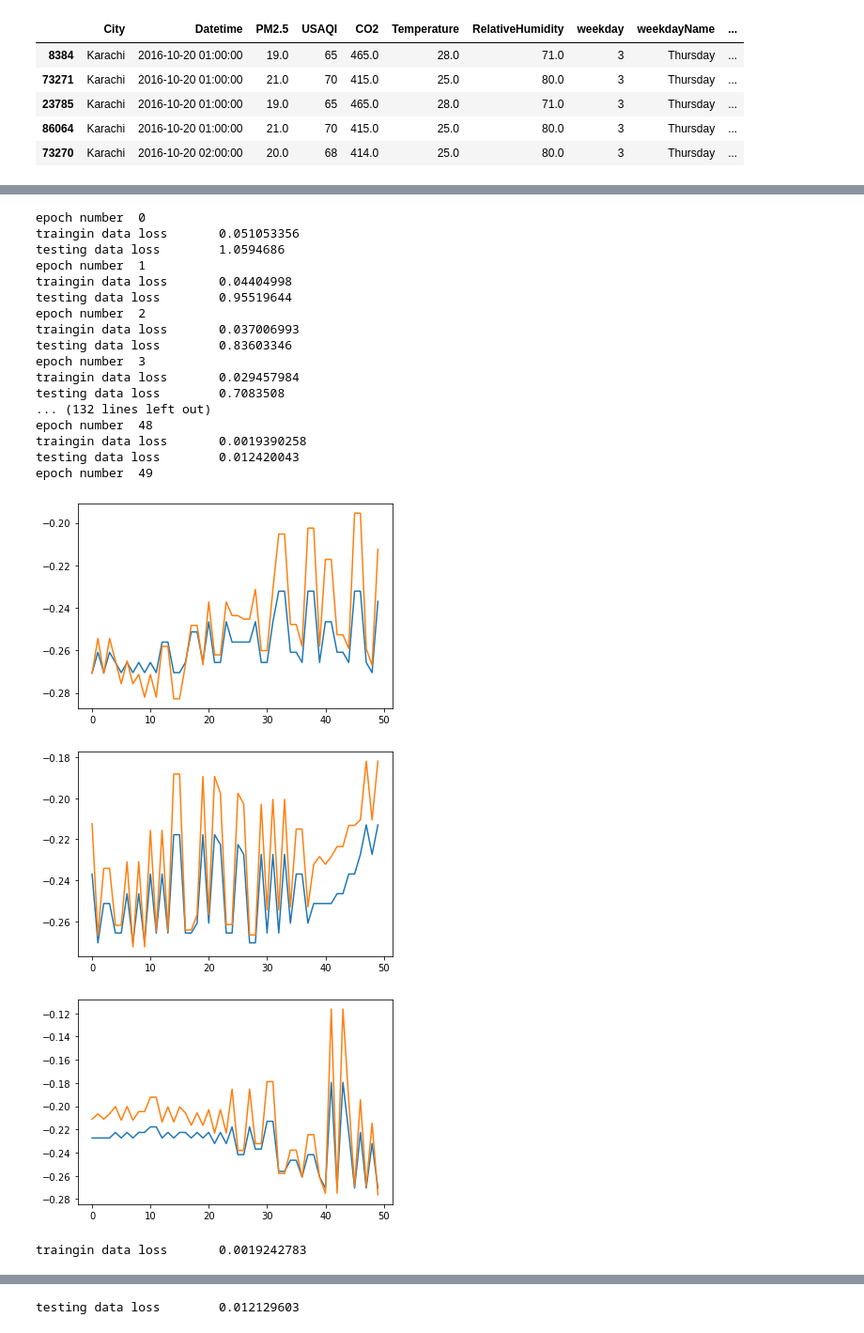
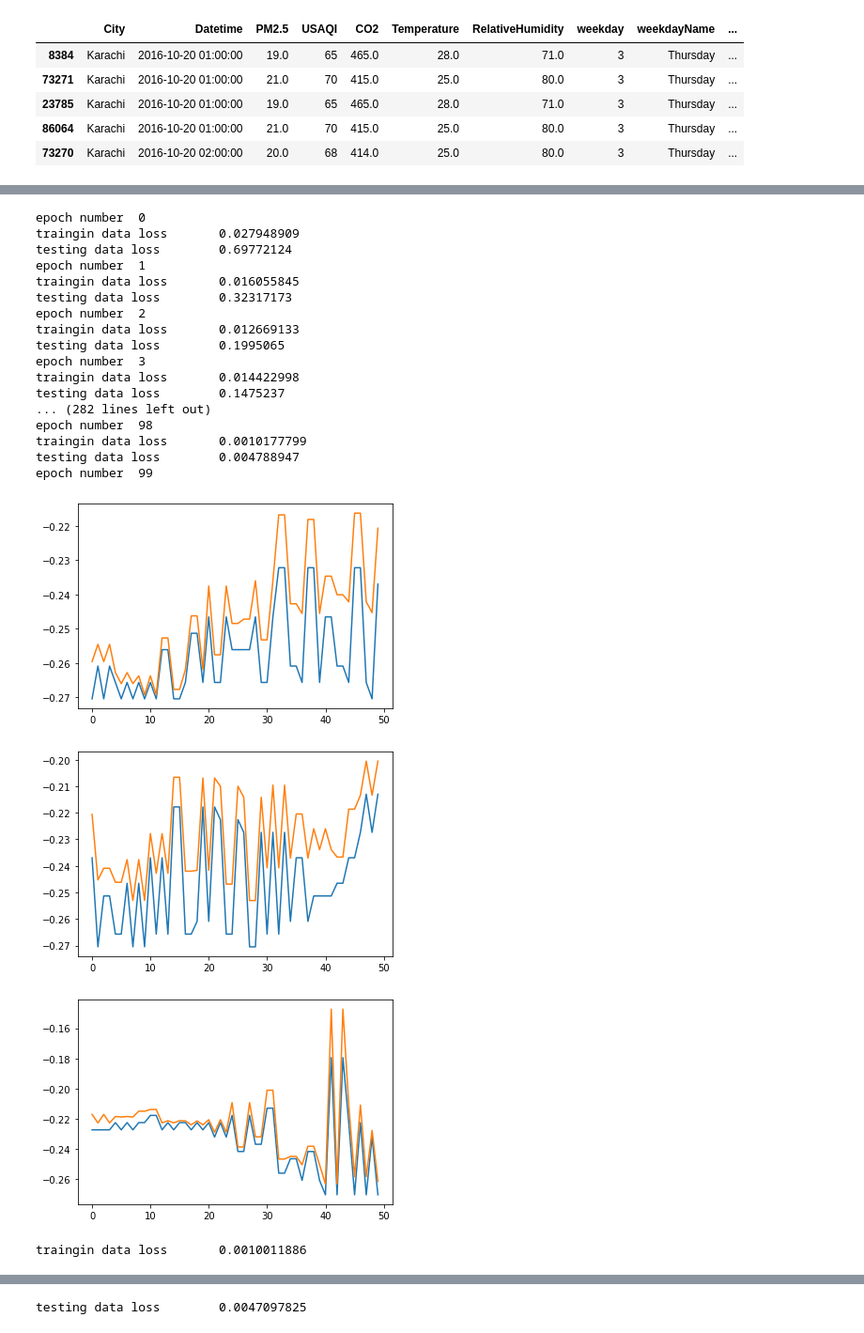
Before and after one commit to Rayyan98/airQualityDeepLearning, a Jupyter notebook: code/ann.ipynb, the cells around one changed output, grey strips where cells are left out. Shown at 94% size. Drawn from its saved outputs; the diff is of its cells as text; code cells hidden in the pictures.

```diff
--- a/code/ann.ipynb
+++ b/code/ann.ipynb
@@ -8,5 +28,5 @@ import matplotlib.pyplot as plt
 # %%
-df = pd.read_csv('../dataCLean.csv', index_col = 0)
+df = pd.read_csv('../data/dataCLean.csv', index_col = 0)
 # %%
 df.columns
 # %% [output]
@@ -54,7 +75,7 @@ net.add(nn.Dense(120,activation='sigmoid'),
         nn.Dense(1)
 )
 # %%
-batch_size=256
+batch_size=32
 # %%
 def data_iter(batch_size, features, labels):
     num_examples = len(features)
@@ -84,53 +105,53 @@ def eva(net, X, y, l, plot = False):
       plt.show()
   return l(y_hat, y).mean().asscalar()
 # %%
-lr = 0.1
-num_epochs = 50
+lr = 0.05
+num_epochs = 100
 
 features = dfk.drop('PM2.5', axis = 1)
 labels = dfk['PM2.5']
 
 random.seed(6)
 
 tra_f, tes_f, tra_l, tes_l = train_test_split(features, labels, 0.6)
 tra_f = nd.array(tra_f.to_numpy())
 tes_f = nd.array(tes_f.to_numpy())
 tra_l = nd.array(tra_l.to_numpy())
 tes_l = nd.array(tes_l.to_numpy())
 
 
 net.initialize(force_reinit=True,  init=init.Xavier())
 loss = gluon.loss.L2Loss()
 trainer = gluon.Trainer(net.collect_params(), 'sgd', {'learning_rate': lr})
 for epoch in range(num_epochs):
     for X, y in data_iter(batch_size , tra_f, tra_l):
         with autograd.record():
             y_hat = net(X)
             l = loss(y_hat, y)
         l.backward()
         trainer.step(X.shape[0])
     print('epoch number ', epoch)
     print("traingin data loss\t", eva(net, tra_f, tra_l, loss, epoch == num_epochs - 1) )
     print("testing data loss\t", eva(net, tes_f, tes_l, loss, epoch == num_epochs - 1) )
 # %% [output]
 epoch number  0
-traingin data loss       0.051053356
-testing data loss        1.0594686
+traingin data loss       0.027948909
+testing data loss        0.69772124
 epoch number  1
-traingin data loss       0.04404998
-testing data loss        0.95519644
+traingin data loss       0.016055845
+testing data loss        0.32317173
 epoch number  2
-traingin data loss       0.037006993
-testing data loss        0.83603346
+traingin data loss       0.012669133
+testing data loss        0.1995065
 epoch number  3
-traingin data loss       0.029457984
-testing data loss        0.7083508
-... (132 lines left out)
-epoch number  48
-traingin data loss       0.0019390258
-testing data loss        0.012420043
-epoch number  49
+traingin data loss       0.014422998
+testing data loss        0.1475237
+... (282 lines left out)
+epoch number  98
+traingin data loss       0.0010177799
+testing data loss        0.004788947
+epoch number  99
-[figure, old version]
+[figure, new version]
-[figure, old version]
+[figure, new version]
-[figure, old version]
+[figure, new version]
-traingin data loss       0.0019242783
+traingin data loss       0.0010011886
@@ -140 +161 @@ traingin data loss       0.0019242783
-testing data loss        0.012129603
+testing data loss        0.0047097825
```
Also changed, not shown: parts of 3 cells of this notebook, 4 other files.
